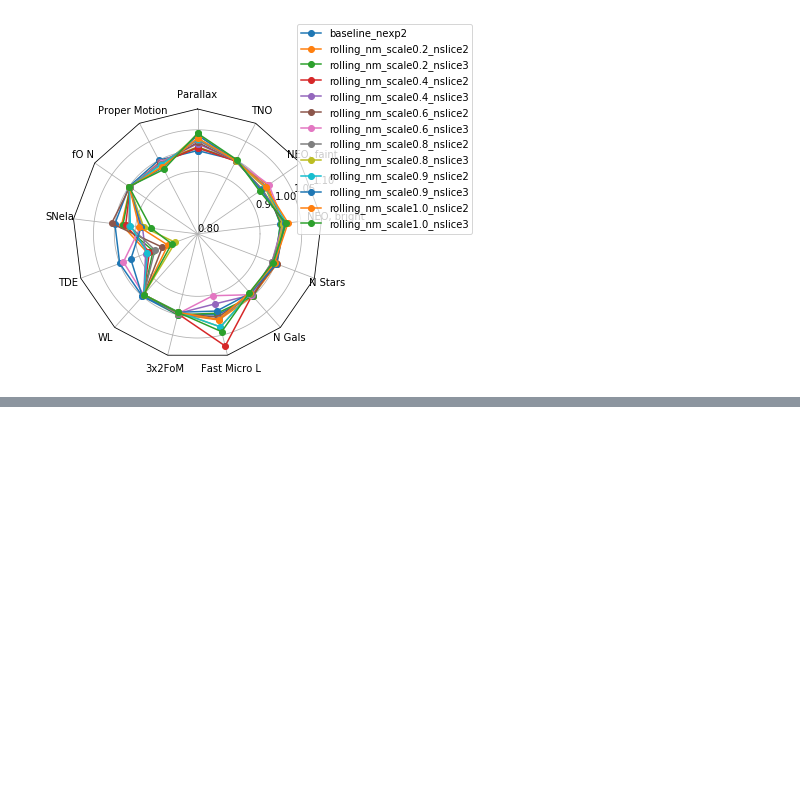
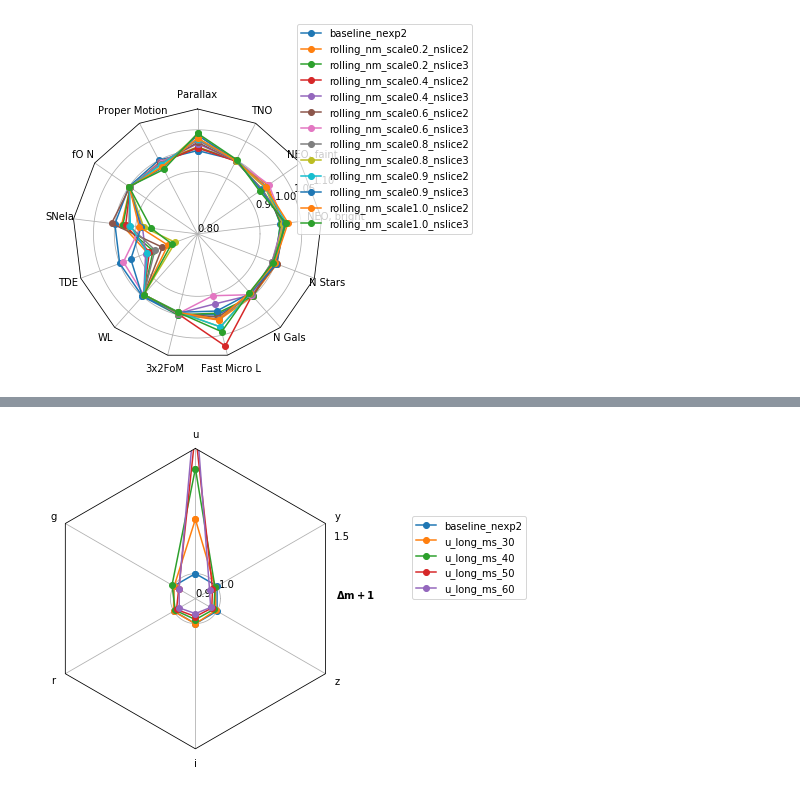
Before and after one commit to lsst-sims/sims_featureScheduler_runs1.7, a Jupyter notebook: maf/radar_plots.ipynb, the cells around one changed output, grey strips where cells are left out. Saved outputs shown, nothing was run; the diff lists cells and outputs as text; code cells hidden in the pictures; blank space fills up the shorter version.

```diff
--- a/maf/radar_plots.ipynb
+++ b/maf/radar_plots.ipynb
@@ -287,0 +310,12 @@ fig.tight_layout()
+# %%
+
+data_normed = norm_df(data, runs, mag_cols, norm_run='baseline_nexp2',
+                      invert_cols=None, mag_cols='all')
+data_normed = data_normed.rename(columns=mag_name_mapper)
+
+fig, ax = radar(data_normed, legend=True, rgrids=[0.9, 1.0, 1.5])
+fig.text(.68,.5, '$\mathbf{\Delta m+1}$',  fontweight='bold')
+fig.tight_layout()
+#fig.savefig('radar_plots/var_exp_mags_radar.pdf')
+# %% [output]
+[figure, added]
```
Also changed, not shown: parts of 6 cells of this notebook.
